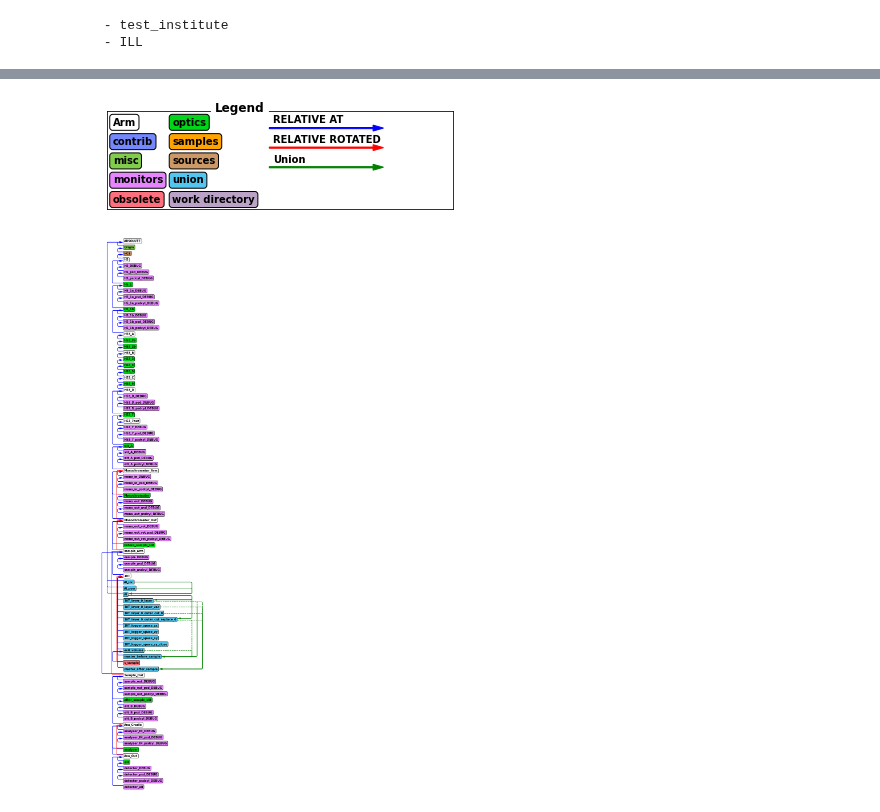
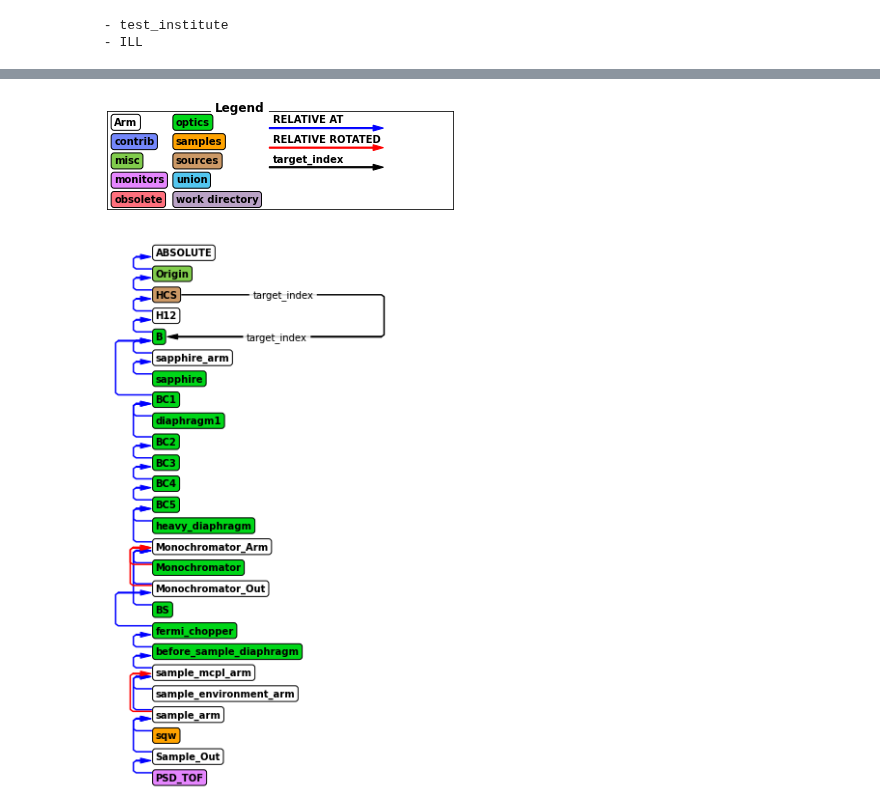
Before and after one commit to PaNOSC-ViNYL/instrument_database, a Jupyter notebook: mysim.ipynb, the cells around one changed output, grey strips where cells are left out. Drawn from its saved outputs; the diff is of its cells as text; code cells hidden in the pictures.

```diff
--- a/mysim.ipynb
+++ b/mysim.ipynb
@@ -91,2 +78,6 @@ ThALES
 
 ############
+# %%
+# setting the base directory for the simulation output
+basedir = "/tmp/"+instrument_name+"/"
+myinstrument.set_instrument_base_dir(basedir)
@@ -92,0 +89,10 @@ ThALES
+# %%
+import pint
+ureg = pint.get_application_registry()
+
+if instrument_name == "ThALES":
+    myinstrument.master["a2"] = myinstrument.energy_to_angle(4.98 * ureg.meV)
+    myinstrument.master["a4"] = 60 * ureg.degree
+    myinstrument.master["a6"] = myinstrument.master["a2"].pint_value
+if instrument_name == "Panther":
+    myinstrument.master["energy"]=19 * ureg.meV
@@ -92,0 +103,2 @@ ThALES
+# %%
+myinstrument.set_sample_by_name("vanadium")
@@ -113,0 +129,5 @@ myThALES.settings(ncount=10000000)
+# %%
+mycalc = myinstrument.calculators["OriginCalc"]
+mycalc.backengine()
+#myinstrument.run()
+print(mycalc.output)
@@ -114,7 +152,9 @@ myThALES.settings(ncount=10000000)
 # %%
-#myThALES.show_diagram()
-myThALES.show_diagram()
+#mycalc = myinstrument.calculators["OriginCalc"]
+#mycalc = myinstrument.calculators["SampleCalc"]
+#mycalc.input = myinstrument.calculators["OriginCalc"].output
+mycalc.show_diagram()
 # %% [output]
-[figure, old version]
+[figure, new version]
-[figure, old version]
+[figure, new version]
 # %%
```
Also changed, not shown: parts of 24 cells of this notebook, 4 other files.
